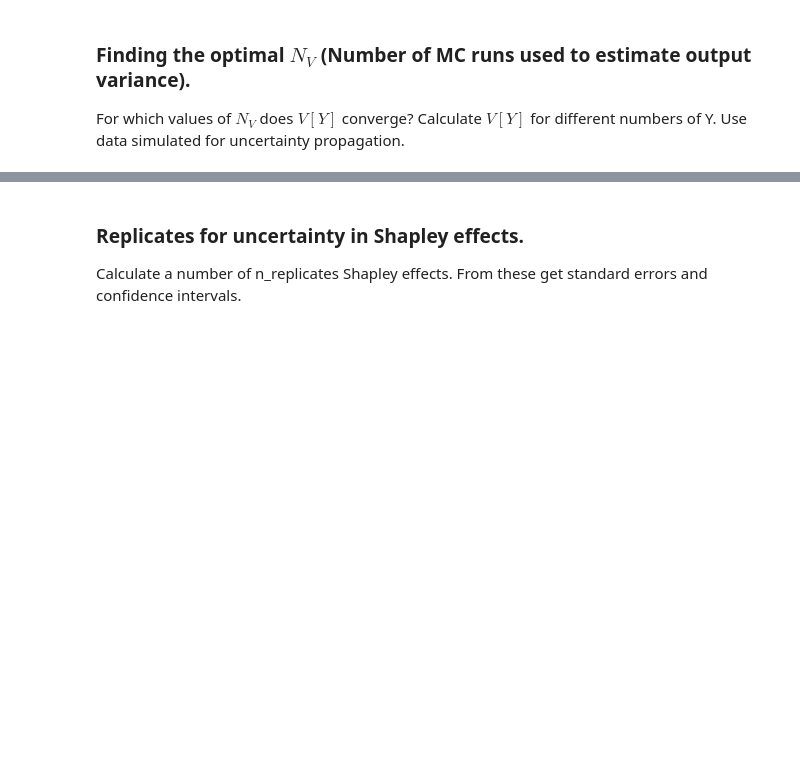
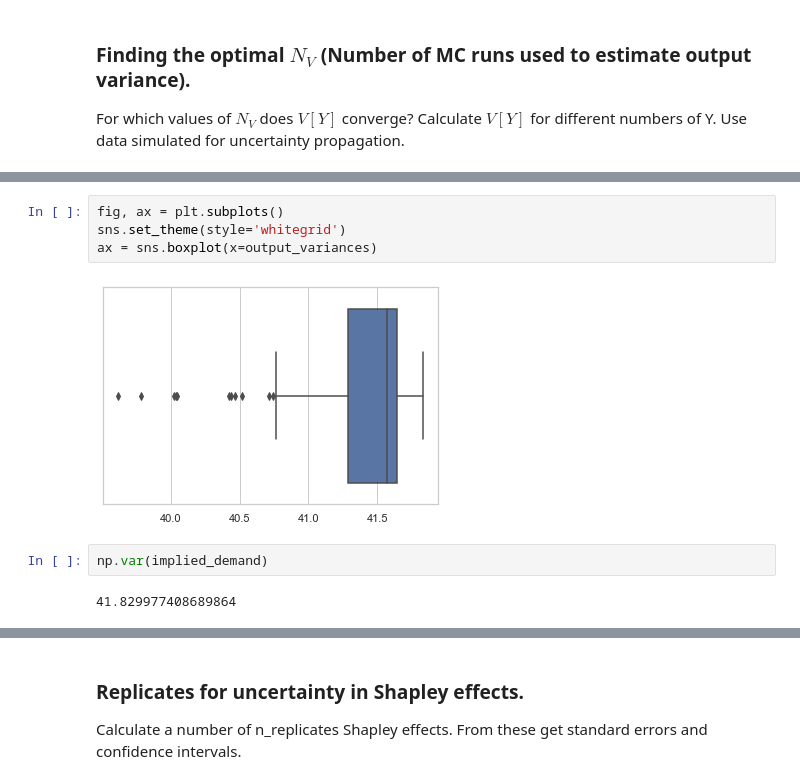
Before and after one commit to bhmueller/thesis, a Jupyter notebook: thesis_project.ipynb, the cells around one changed output, grey strips where cells are left out. Saved outputs shown, nothing was run; the diff lists cells and outputs as text; blank space fills up the shorter version.

```diff
--- a/thesis_project.ipynb
+++ b/thesis_project.ipynb
@@ -190,0 +195,10 @@ ax.axhline(y=np.mean(output_variances), xmin=0, xmax=n_output_variances, color='
+# %%
+fig, ax = plt.subplots()
+sns.set_theme(style='whitegrid')
+ax = sns.boxplot(x=output_variances)
+# %% [output]
+[figure, added]
+# %%
+np.var(implied_demand)
+# %% [output]
+41.829977408689864
```
Also changed, not shown: parts of 11 cells of this notebook.
